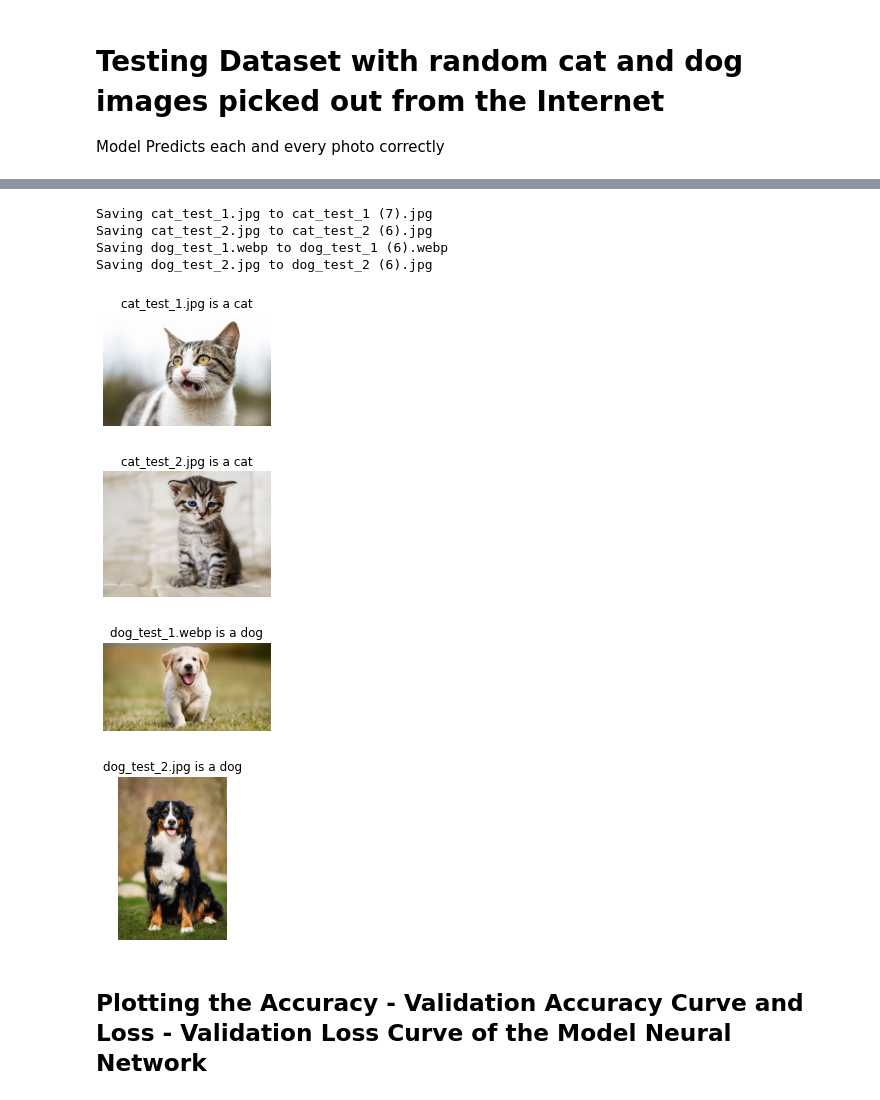
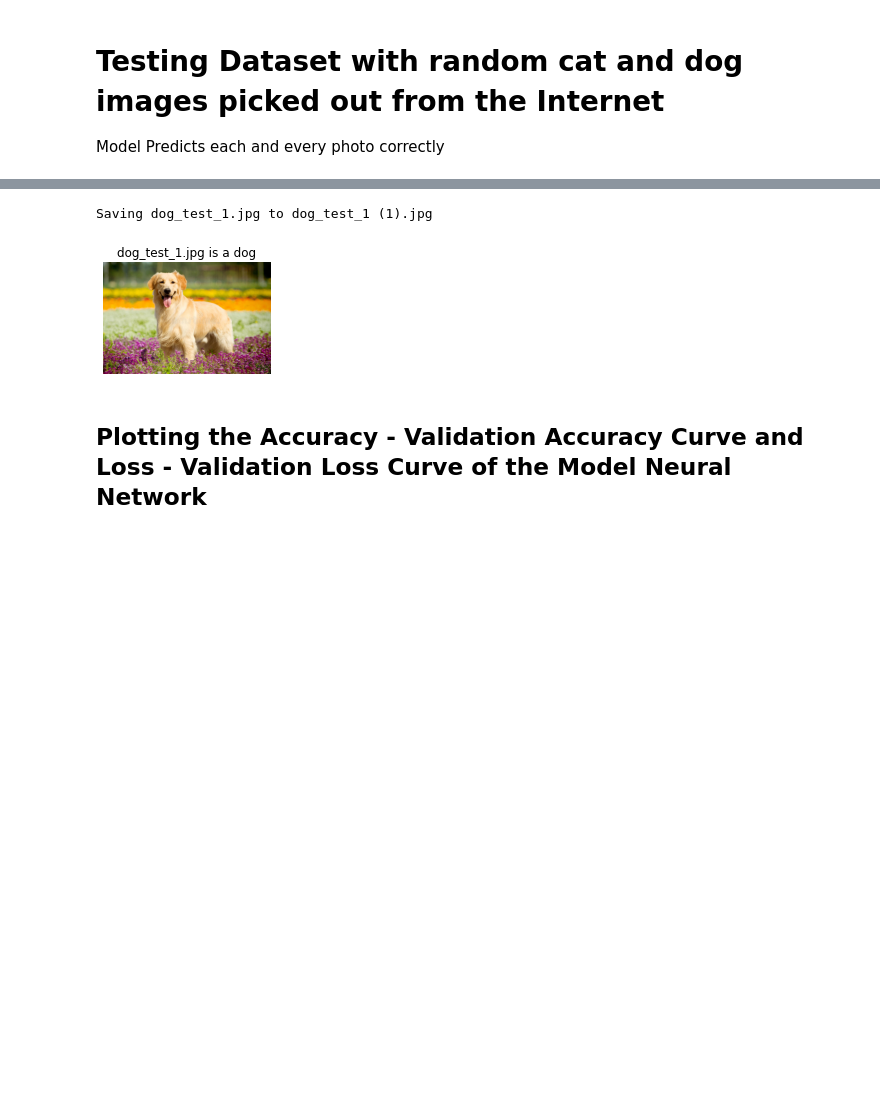
Before and after one commit to AditAhmedabadi/Cats_vs_Dogs_DNN_Classifier, a Jupyter notebook: cats_vs_dogs.ipynb, the cells around one changed output, grey strips where cells are left out. Cells and saved outputs as stored; diff of their text form; code cells hidden in the pictures; blank space fills up the shorter version.

Commit message:
Implement Resnet50 99% acc

```diff
--- a/cats_vs_dogs.ipynb
+++ b/cats_vs_dogs.ipynb
@@ -159,0 +236,7 @@ model.add(tf.keras.layers.Dense(1, activation = 'sigmoid'))
+# %%
+head_model = base_model.output
+head_model = Flatten()(head_model)
+head_model = Dense(512, activation = 'relu')(head_model)
+head_model = Dense(1, activation = 'sigmoid')(head_model)
+
+model = tf.keras.models.Model(inputs = base_model.inputs , outputs = head_model)
@@ -182,7 +275,7 @@ _________________________________________________________________
 # %% [markdown]
 Using RMSprop optmizer with a learning_rate of 0.001 and binary_crossentropy loss function
 # %%
-model.compile(optimizer = tf.keras.optimizers.RMSprop(learning_rate=0.001) , loss = 'binary_crossentropy' , metrics = ['accuracy']  )
+model.compile(optimizer = tf.keras.optimizers.SGD(learning_rate = 0.01, momentum = 0.1) , loss = 'binary_crossentropy' , metrics = ['accuracy']  )
 # %% [markdown]
 #Preprocessing Images
 
@@ -231,0 +286,17 @@ Found 1000 images belonging to 2 classes.
+# %%
+from tensorflow.keras.applications.resnet50 import preprocess_input
+train_datagen = ImageDataGenerator(dtype='float32',preprocessing_function=preprocess_input)
+
+val_datagen = ImageDataGenerator(dtype='float32',preprocessing_function=preprocess_input)
+
+train_generator = train_datagen.flow_from_directory(
+    train_dir,
+    target_size = (224,224),
+    class_mode = 'sparse'
+)
+
+val_generator = val_datagen.flow_from_directory(
+    val_dir,
+    target_size = (224,224),
+    class_mode = 'sparse'
+)
@@ -235,8 +309,6 @@ Fitting data with 15 epochs
 # %%
 model_fit = model.fit(train_generator,
                               validation_data=val_generator,
-                              steps_per_epoch=100,
-                              epochs=15,
-                              validation_steps=50,
+                              epochs=30,
                     )
 # %% [output]
@@ -248,37 +336,31 @@ Model Predicts each and every photo correctly
 # %%
 from keras.preprocessing.image import load_img , img_to_array
 upload_img = files.upload()
 
 for file_name in upload_img.keys():
   dir = '/content/' + file_name
 
-  inp = load_img(dir,target_size=(150,150))
+  inp = load_img(dir,target_size=(224,224))
   inp = img_to_array(inp)
 
   arr_image = np.expand_dims(inp , axis = 0)
   arr_image = np.vstack([arr_image])
 
   result = model.predict(arr_image)
 
   plt.figure(figsize = (3,3))
   axis = plt.gca()
   axis.axis('off')
   if result[0] ==1:
     plt.title('{} is a dog'.format(file_name))
   else:
     plt.title(('{} is a cat'.format(file_name)))
   img_predict = mpimg.imread(dir)
   plt.imshow(img_predict)
 # %% [output]
 [interactive output not drawn]
-Saving cat_test_1.jpg to cat_test_1 (7).jpg
-Saving cat_test_2.jpg to cat_test_2 (6).jpg
-Saving dog_test_1.webp to dog_test_1 (6).webp
-Saving dog_test_2.jpg to dog_test_2 (6).jpg
+Saving dog_test_1.jpg to dog_test_1 (1).jpg
-[figure, old version]
+[figure, new version]
-[figure, removed]
-[figure, removed]
-[figure, removed]
 # %% [markdown]
 ## Plotting the Accuracy - Validation Accuracy Curve and Loss - Validation Loss Curve of the Model Neural Network
 # %%
```
Also changed, not shown: parts of 25 cells of this notebook.
